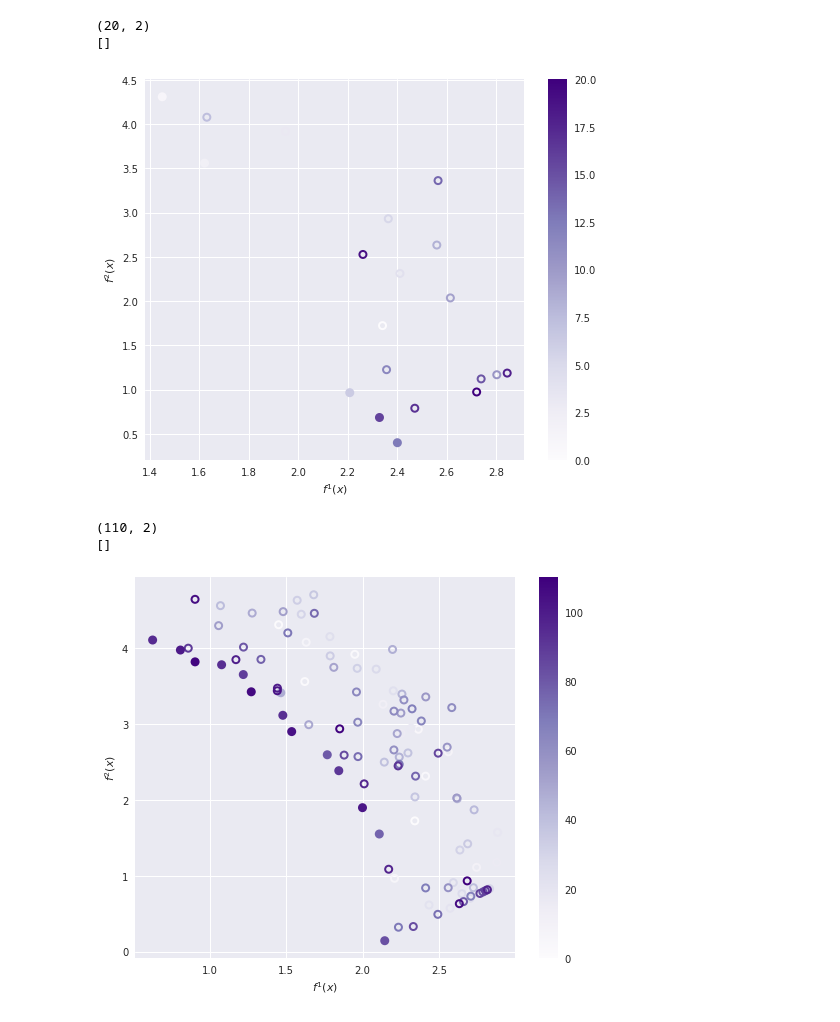
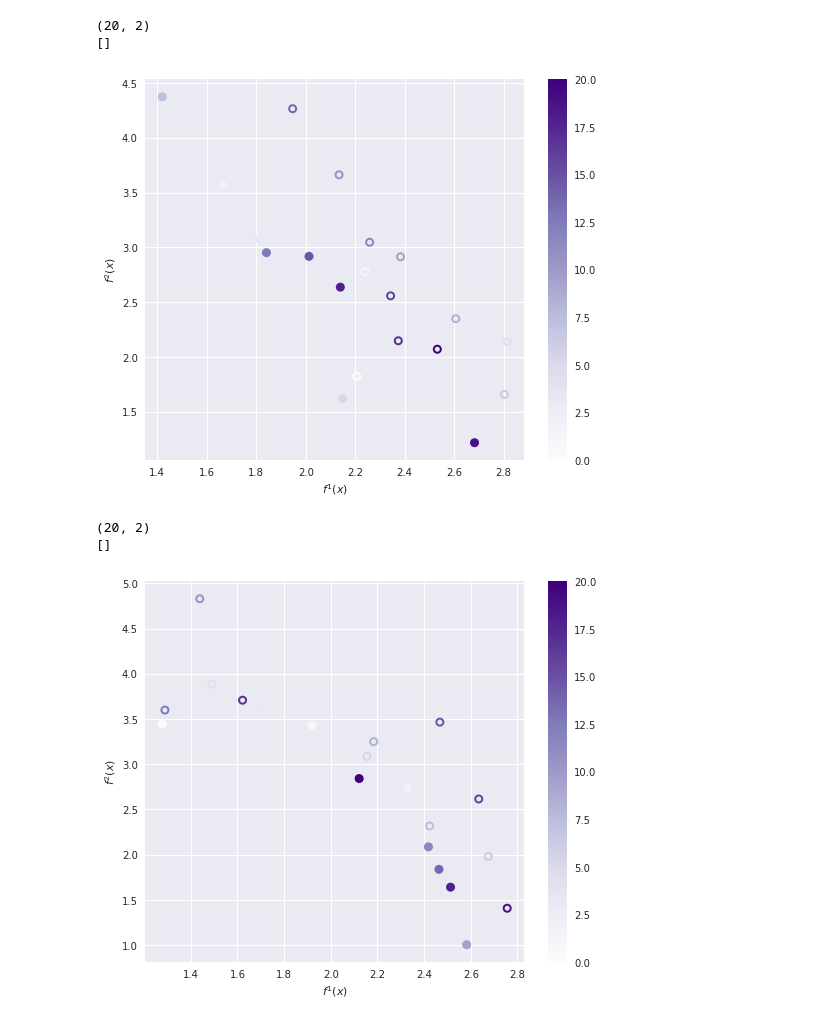
Before and after one commit to FinleyGibson/SAF_EMO, a Jupyter notebook: analytics/analysis/basic_load_model.ipynb, the cells around one changed output. Saved outputs shown, nothing was run; the diff lists cells and outputs as text; code cells hidden in the pictures.

```diff
--- a/analytics/analysis/basic_load_model.ipynb
+++ b/analytics/analysis/basic_load_model.ipynb
@@ -12,26 +12,26 @@ import numpy as np
 # import matplotlib.cm as cm
 from testsuite.analysis import plot_pareto_2d
 # %%
-filename = "wfg2_SmsEgo_init10_MultiSurrogate_GP_smsego_ei_000.pkl"
-log_path = os.path.join(rootpath.detect(), "analytics/basic_optimisation/log_data/wfg2_SmsEgo_init10_MultiSurrogate_GP_smsego_ei/", filename)
+filename = "test_function_Saf_init10_MultiSurrogate_GP_saf_ei_000.pkl"
+log_path = os.path.join(rootpath.detect(), "experiments/saf_vs_smsego/log_data/test_function_Saf_init10_MultiSurrogate_GP_saf_ei/", filename)
 
-result_saf = pickle.load(open(log_path, "rb"))
-fig = plot_pareto_2d(result_saf)
-print(result_saf["y"].shape)
-print(result_saf["errors"])
+result_safei = pickle.load(open(log_path, "rb"))
+fig = plot_pareto_2d(result_safei)
+print(result_safei["y"].shape)
+print(result_safei["errors"])
 # %% [output]
 (20, 2)
 []
-[figure, old version]
+[figure, new version]
 # %%
-filename = "wfg2_SmsEgo_init10_MultiSurrogate_GP_smsego_ei_001.pkl"
-log_path = os.path.join(rootpath.detect(), "analytics/basic_optimisation/log_data/wfg2_SmsEgo_init10_MultiSurrogate_GP_smsego_ei/", filename)
+filename = "test_function_Saf_init10_MultiSurrogate_GP_saf_mean_000.pkl"
+log_path = os.path.join(rootpath.detect(), "experiments/saf_vs_smsego/log_data/test_function_Saf_init10_MultiSurrogate_GP_saf_mean/", filename)
 
-result_sms = pickle.load(open(log_path, "rb"))
-fig = plot_pareto_2d(result_sms)
-print(result_sms["y"].shape)
-print(result_sms["errors"])
+result_safmean = pickle.load(open(log_path, "rb"))
+fig = plot_pareto_2d(result_safmean)
+print(result_safmean["y"].shape)
+print(result_safmean["errors"])
 # %% [output]
-(110, 2)
+(20, 2)
 []
-[figure, old version]
+[figure, new version]
```
Also changed, not shown: parts of 6 cells of this notebook, 3 other files.
